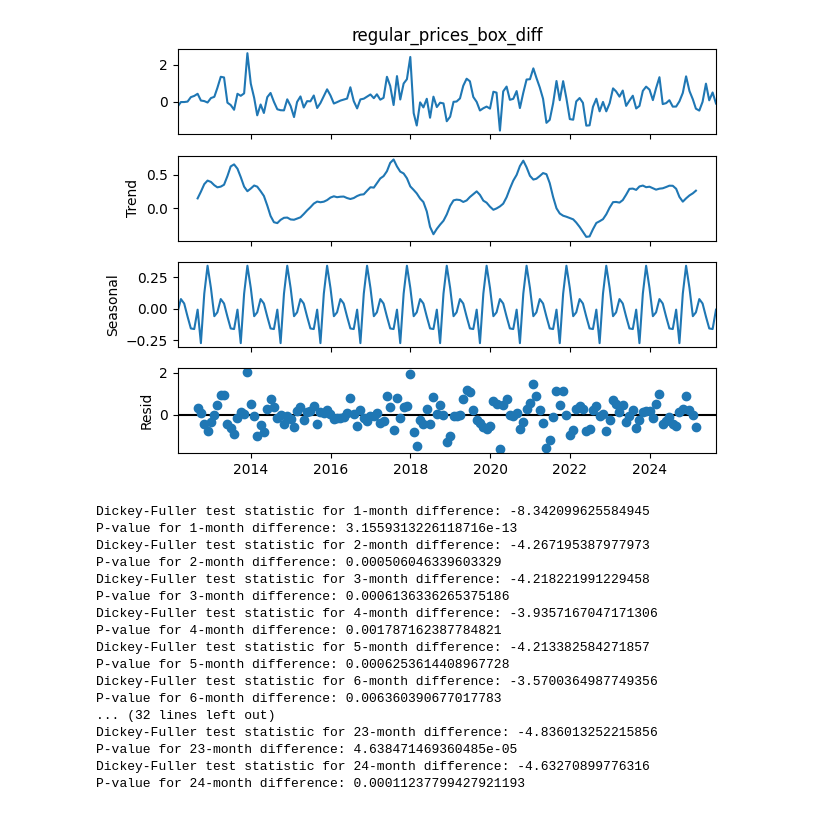
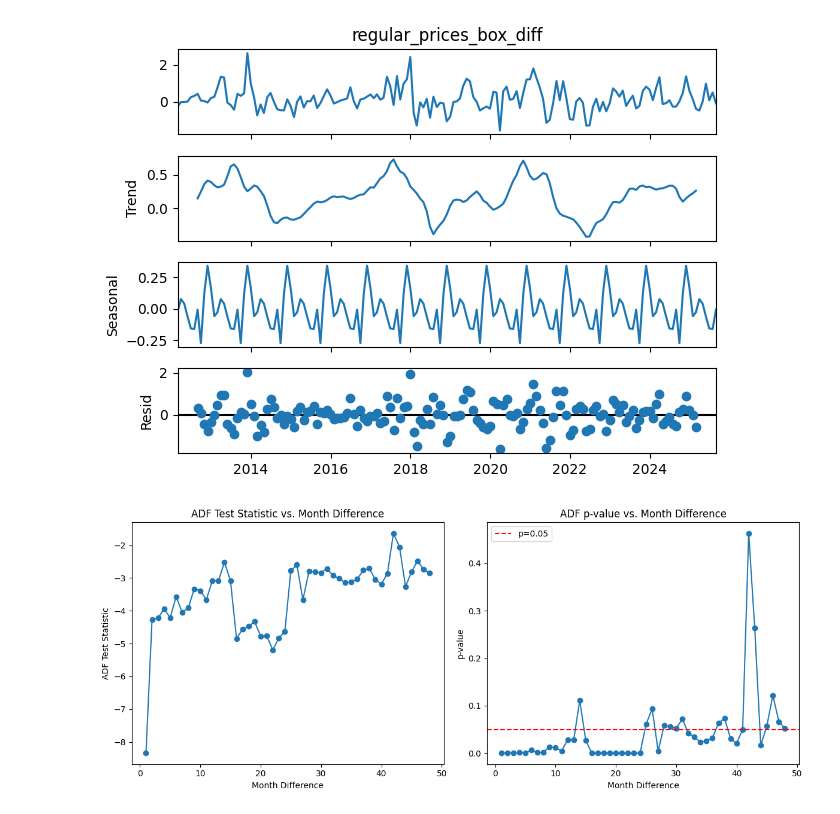
Before and after one commit to zamanmiraz/predict-crypto, a Jupyter notebook: notebooks/bitcoin/bitcoin_predict.ipynb, the cells around one changed output. Saved outputs shown, nothing was run; the diff lists cells and outputs as text; code cells hidden in the pictures.

```diff
--- a/notebooks/bitcoin/bitcoin_predict.ipynb
+++ b/notebooks/bitcoin/bitcoin_predict.ipynb
@@ -329,27 +365,32 @@ plt.show()
 # %% [output]
 [figure]
 # %%
-for month in range(1, 25):
+test_stats = []
+p_values = []
+months = range(1, 49)
+
+for month in months:
     custom_month_diff_price_box = df_monthly['weighted_price_box'].diff(month).interpolate().dropna()
-    # Perform the Dickey-Fuller test
     result = sm.tsa.stattools.adfuller(custom_month_diff_price_box)
-    print(f"Dickey-Fuller test statistic for {month}-month difference: {result[0]}")
-    print(f"P-value for {month}-month difference: {result[1]}")
+    test_stats.append(result[0])
+    p_values.append(result[1])
+
+plt.figure(figsize=(12, 5))
+plt.subplot(1, 2, 1)
+plt.plot(months, test_stats, marker='o')
+plt.title('ADF Test Statistic vs. Month Difference')
+plt.xlabel('Month Difference')
+plt.ylabel('ADF Test Statistic')
+
+plt.subplot(1, 2, 2)
+plt.plot(months, p_values, marker='o')
+plt.axhline(0.05, color='red', linestyle='--', label='p=0.05')
+plt.title('ADF p-value vs. Month Difference')
+plt.xlabel('Month Difference')
+plt.ylabel('p-value')
+plt.legend()
+
+plt.tight_layout()
+plt.show()
 # %% [output]
-Dickey-Fuller test statistic for 1-month difference: -8.342099625584945
-P-value for 1-month difference: 3.1559313226118716e-13
-Dickey-Fuller test statistic for 2-month difference: -4.267195387977973
-P-value for 2-month difference: 0.000506046339603329
-Dickey-Fuller test statistic for 3-month difference: -4.218221991229458
-P-value for 3-month difference: 0.0006136336265375186
-Dickey-Fuller test statistic for 4-month difference: -3.9357167047171306
-P-value for 4-month difference: 0.001787162387784821
-Dickey-Fuller test statistic for 5-month difference: -4.213382584271857
-P-value for 5-month difference: 0.0006253614408967728
-Dickey-Fuller test statistic for 6-month difference: -3.5700364987749356
-P-value for 6-month difference: 0.006360390677017783
-... (32 lines left out)
-Dickey-Fuller test statistic for 23-month difference: -4.836013252215856
-P-value for 23-month difference: 4.638471469360485e-05
-Dickey-Fuller test statistic for 24-month difference: -4.63270899776316
-P-value for 24-month difference: 0.00011237799427921193
+[figure, added]
```
Also changed, not shown: parts of 6 cells of this notebook, 1 other file.
